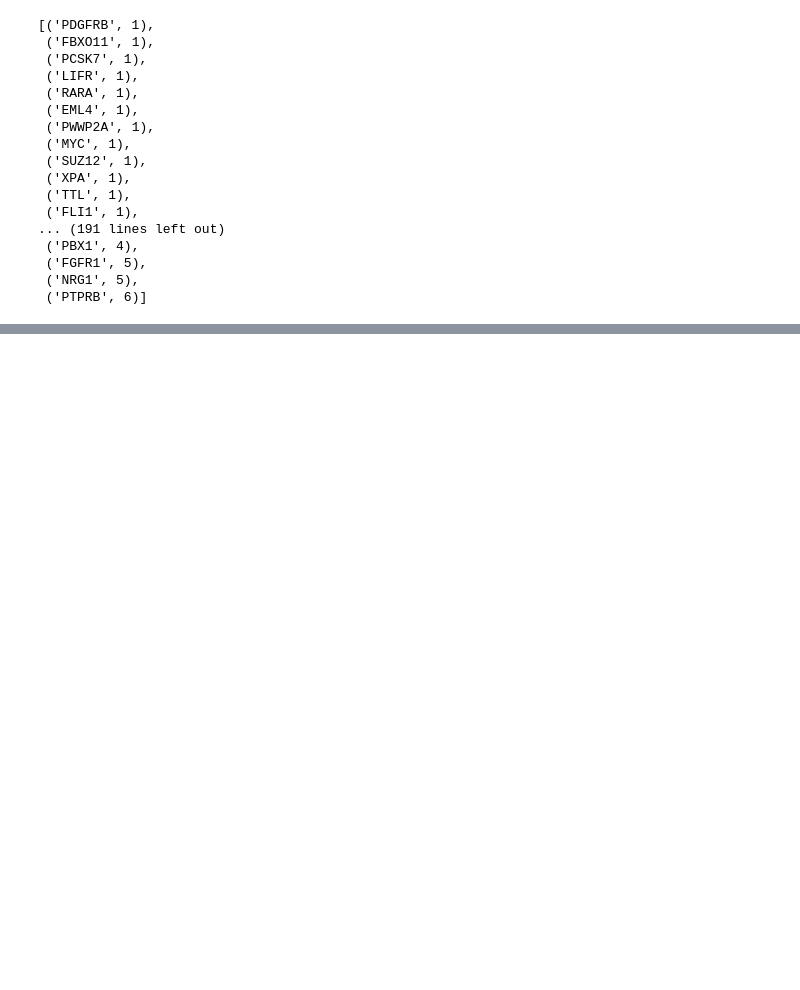
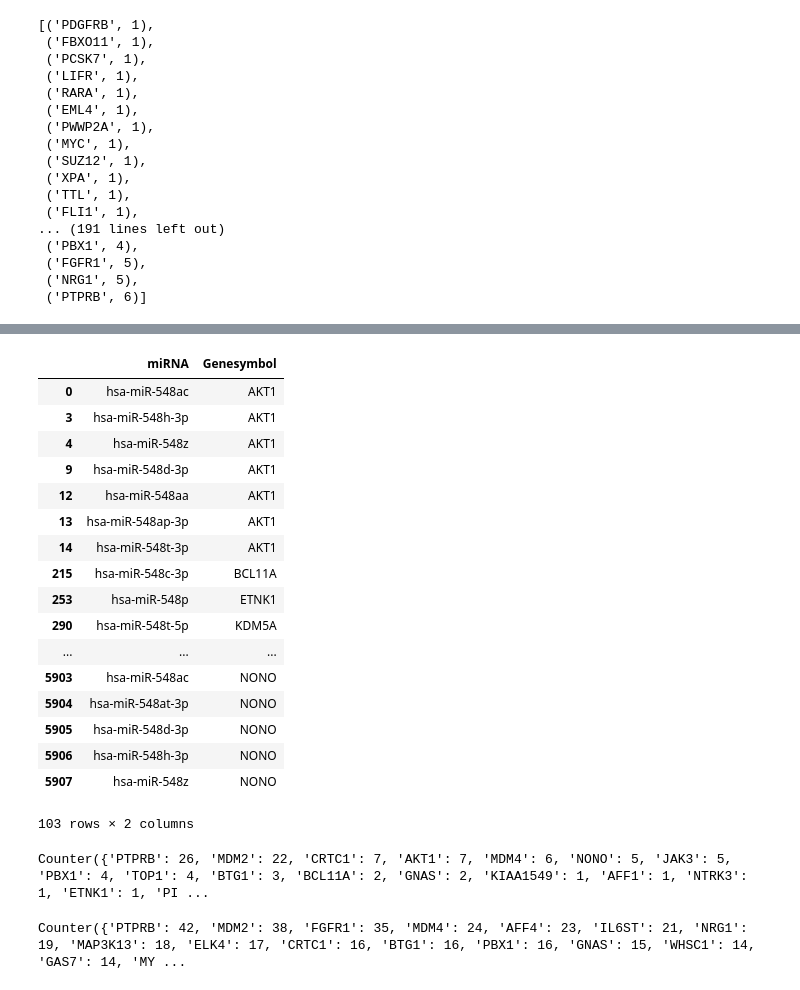
Before and after one commit to choyichen/tcga-mir-rewire, a Jupyter notebook: Oncogenes/Real Uniprot.ipynb, the cells around one changed output, grey strips where cells are left out. Cells and saved outputs as stored; diff of their text form; code cells hidden in the pictures; blank space fills up the shorter version.

```diff
--- a/Oncogenes/Real Uniprot.ipynb
+++ b/Oncogenes/Real Uniprot.ipynb
@@ -558,0 +495,42 @@ nx.draw(k, node_color=colors, alpha=.4, with_labels=True)
+# %%
+aond548 = pd.DataFrame(columns=("miRNA", "Genesymbol"))
+for idx,row in aond.iterrows():
+    if row["miRNA"].startswith("hsa-miR-548"):
+        aond548.loc[idx] = aond.loc[idx]
+
+aond548
+# %% [output]
+|  | miRNA | Genesymbol |
+| 0 | hsa-miR-548ac | AKT1 |
+| 3 | hsa-miR-548h-3p | AKT1 |
+| 4 | hsa-miR-548z | AKT1 |
+| 9 | hsa-miR-548d-3p | AKT1 |
+| 12 | hsa-miR-548aa | AKT1 |
+| 13 | hsa-miR-548ap-3p | AKT1 |
+| 14 | hsa-miR-548t-3p | AKT1 |
+| 215 | hsa-miR-548c-3p | BCL11A |
+| 253 | hsa-miR-548p | ETNK1 |
+| 290 | hsa-miR-548t-5p | KDM5A |
+| ... | ... | ... |
+| 5903 | hsa-miR-548ac | NONO |
+| 5904 | hsa-miR-548at-3p | NONO |
+| 5905 | hsa-miR-548d-3p | NONO |
+| 5906 | hsa-miR-548h-3p | NONO |
+| 5907 | hsa-miR-548z | NONO |
+103 rows × 2 columns
+# %%
+d548 = Counter()
+for idx,row in aond548.iterrows():
+    d548[row["Genesymbol"]] += 1
+
+d548
+# %% [output]
+Counter({'PTPRB': 26, 'MDM2': 22, 'CRTC1': 7, 'AKT1': 7, 'MDM4': 6, 'NONO': 5, 'JAK3': 5, 'PBX1': 4, 'TOP1': 4, 'BTG1': 3, 'BCL11A': 2, 'GNAS': 2, 'KIAA1549': 1, 'AFF1': 1, 'NTRK3': 1, 'ETNK1': 1, 'PI ...
+# %%
+d2 = Counter()
+for idx,row in aond.iterrows():
+    d2[row["Genesymbol"]] += 1
+
+d2
+# %% [output]
+Counter({'PTPRB': 42, 'MDM2': 38, 'FGFR1': 35, 'MDM4': 24, 'AFF4': 23, 'IL6ST': 21, 'NRG1': 19, 'MAP3K13': 18, 'ELK4': 17, 'CRTC1': 16, 'BTG1': 16, 'PBX1': 16, 'GNAS': 15, 'WHSC1': 14, 'GAS7': 14, 'MY ...
```
Also changed, not shown: parts of 19 cells of this notebook, 6 other files.
